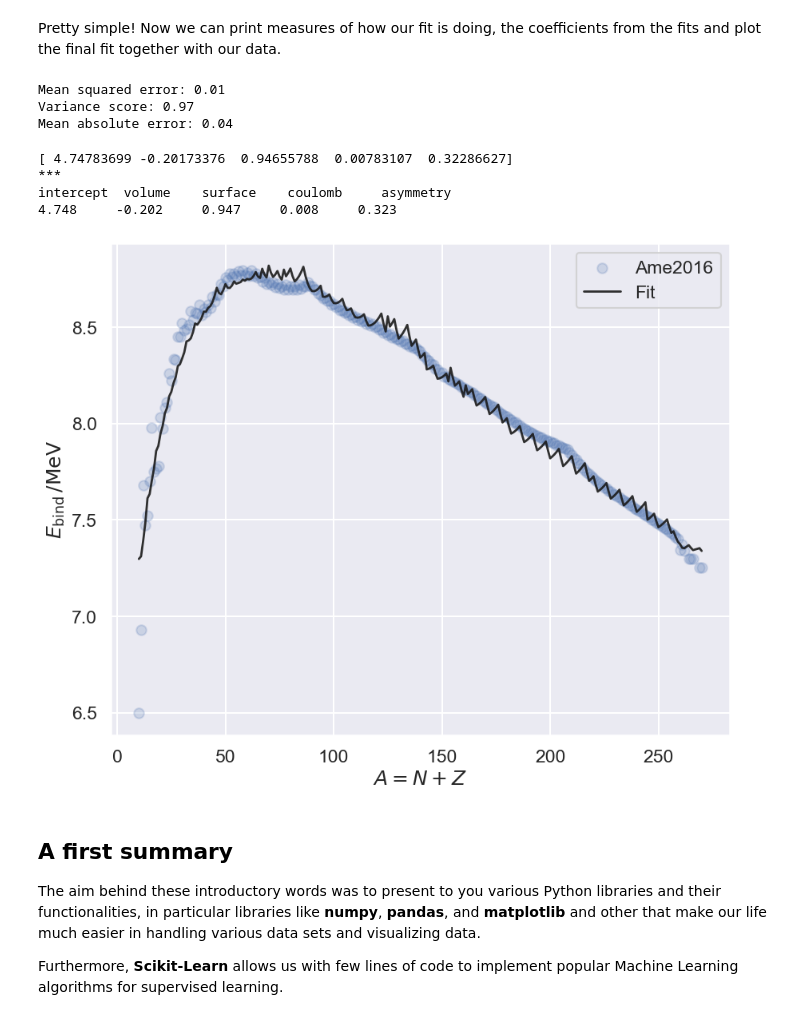
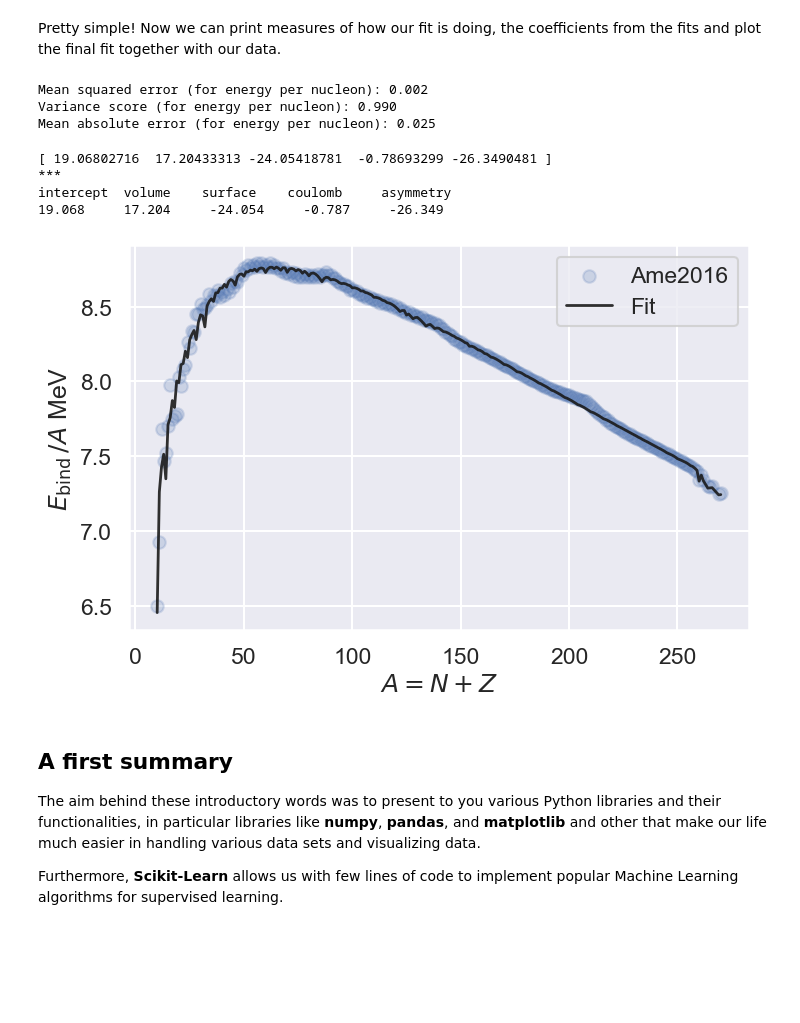
Before and after one commit to stommen/tif285, a Jupyter notebook: Intro/demo-Intro.ipynb, the cells around one changed output. Saved outputs shown, nothing was run; the diff lists cells and outputs as text; code cells hidden in the pictures; blank space fills up the shorter version.

Commit message:
Updated liquid drop model example (found errors related to BE/A)

```diff
--- a/Intro/demo-Intro.ipynb
+++ b/Intro/demo-Intro.ipynb
@@ -413,7 +414,7 @@ A = Masses['A']
 Z = Masses['Z']
 N = Masses['N']
 Element = Masses['Element']
-Energies = Masses['Ebinding']
+TotalEnergies = Masses['Ebinding'] * Masses['A']
 print(Masses)
 # %% [output]
             N    Z    A Element  Ebinding
@@ -445,22 +450,22 @@ X[:,4] = (N-Z)**2 * A**(-1.0)
 # %% [markdown]
 With **scikitlearn** we are now ready to use linear regression and fit our data. Note that we have included an intercept column into our design matrix, which corresponds to a constant predictor term in our model. It is very common to have such a term in a linear regression fit and we include it here although our model actually does not have such a predictor. In fact, the built-in linear regression function that we will use does usually add such an offset automatically and we need to explicitly turn it off using the argument  `fit_intercept=False` since we already have it in our design matrix.
 # %%
-clf = skl.LinearRegression(fit_intercept=False).fit(X, Energies)
+clf = skl.LinearRegression(fit_intercept=False).fit(X, TotalEnergies)
 fity = clf.predict(X)
 # %% [markdown]
 Pretty simple!
 Now we can print measures of how our fit is doing, the coefficients from the fits and plot the final fit together with our data.
 # %%
 # The mean squared error
-print("Mean squared error: %.2f" % mean_squared_error(Energies, fity))
+print(f"Mean squared error (for energy per nucleon): {mean_squared_error(TotalEnergies/A, fity/A):.3f}")
 # Explained variance score: 1 is perfect prediction
-print('Variance score: %.2f' % r2_score(Energies, fity))
+print(f'Variance score (for energy per nucleon): {r2_score(TotalEnergies/A, fity/A):.3f}')
 # Mean absolute error
-print('Mean absolute error: %.2f' % mean_absolute_error(Energies, fity))
+print(f'Mean absolute error (for energy per nucleon): {mean_absolute_error(TotalEnergies/A, fity/A):.3f}')
 # %% [output]
-Mean squared error: 0.01
-Variance score: 0.97
-Mean absolute error: 0.04
+Mean squared error (for energy per nucleon): 0.002
+Variance score (for energy per nucleon): 0.990
+Mean absolute error (for energy per nucleon): 0.025
 # %%
 print(clf.coef_)
 # Or nicer
@@ -468,24 +473,24 @@ print('***')
 print('intercept  volume    surface    coulomb     asymmetry')
 print("     ".join(["%.3f"%coef for coef in clf.coef_]))
 # %% [output]
-[ 4.74783699 -0.20173376  0.94655788  0.00783107  0.32286627]
+[ 19.06802716  17.20433313 -24.05418781  -0.78693299 -26.3490481 ]
 ***
 intercept  volume    surface    coulomb     asymmetry
-4.748     -0.202     0.947     0.008     0.323
+19.068     17.204     -24.054     -0.787     -26.349
 # %%
 # Generate a plot comparing the experimental with the fitted values values.
-Masses['Eapprox']  = fity
-fig, ax = plt.subplots(figsize=(10,8))
+Masses['Eapprox']  = fity/A
+fig, ax = plt.subplots(figsize=(8,5))
 ax.set_xlabel(r'$A = N + Z$')
-ax.set_ylabel(r'$E_\mathrm{bind}\,/\mathrm{MeV}$')
+ax.set_ylabel(r'$E_\mathrm{bind}\,/A$ MeV')
 ax.scatter(Masses['A'], Masses['Ebinding'], alpha=0.2, marker='o',
             label='Ame2016')
 ax.plot(Masses['A'], Masses['Eapprox'], alpha=0.9, lw=2, c='k',
             label='Fit')
 ax.legend()
 save_fig("Masses2016")
 # %% [output]
-[figure, old version]
+[figure, new version]
 # %% [markdown]
 ## A first summary
 
```
Also changed, not shown: parts of 4 cells of this notebook, 1 other file.
